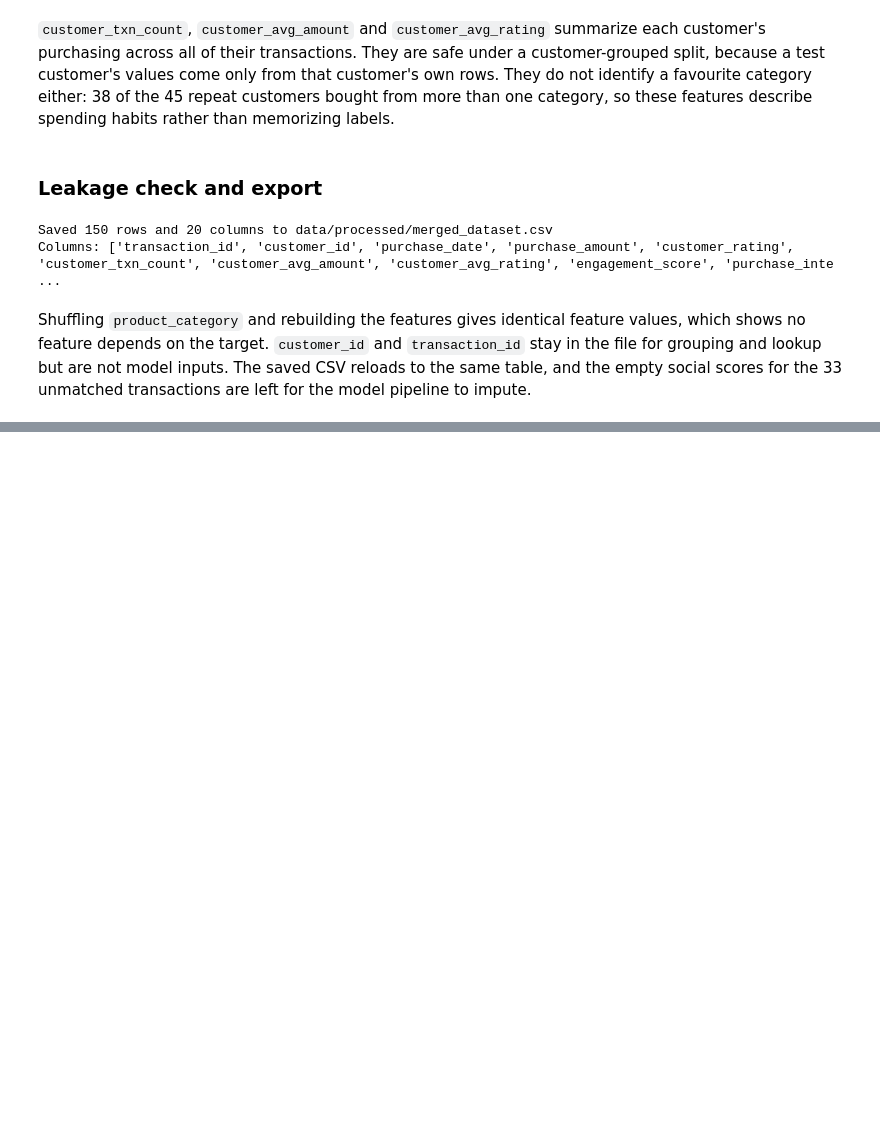
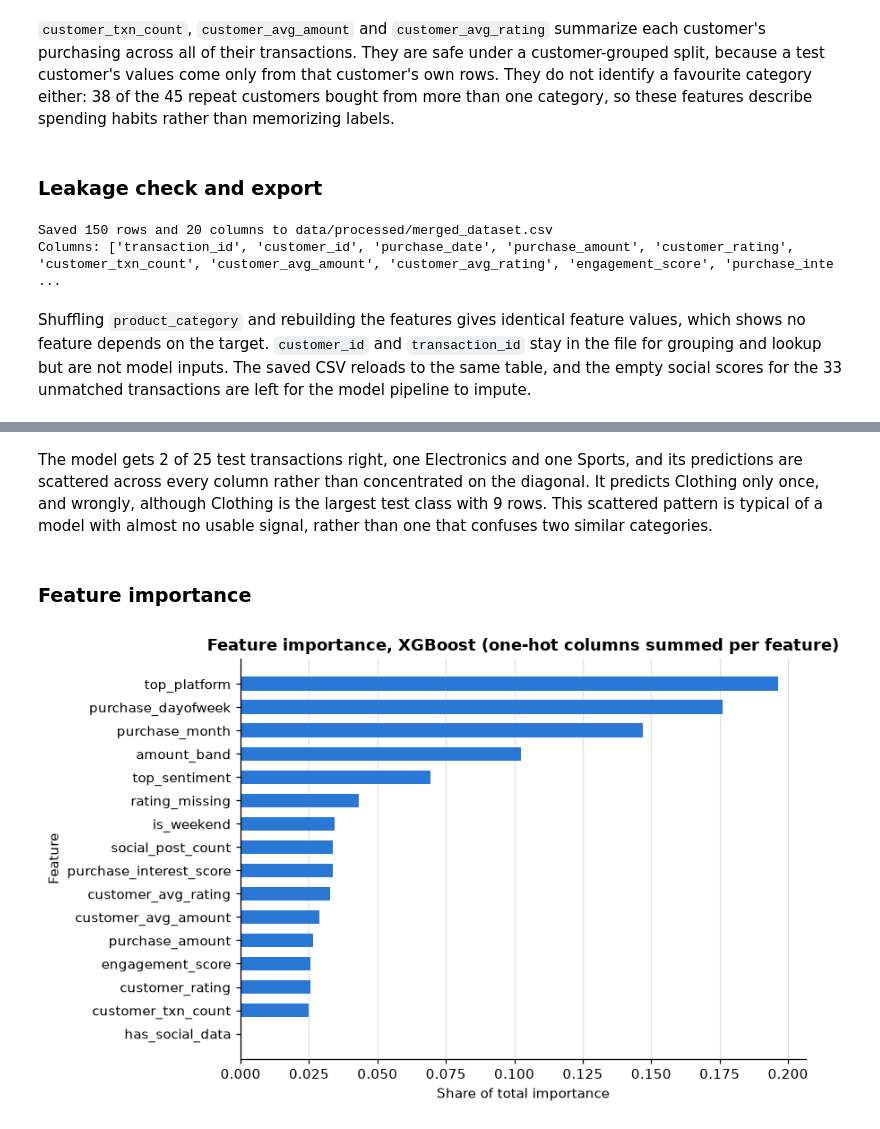
Before and after one commit to Flaviaa4/multi_data_processing, a Jupyter notebook: notebooks/tabular_pipeline.ipynb, the cells around one changed output, grey strips where cells are left out. Drawn from its saved outputs; the diff is of its cells as text; code cells hidden in the pictures; blank space fills up the shorter version.

```diff
--- a/notebooks/tabular_pipeline.ipynb
+++ b/notebooks/tabular_pipeline.ipynb
@@ -536,0 +571,5 @@ Shuffling `product_category` and rebuilding the features gives identical feature
+# %%
+for name, (pipeline, grid) in pm.build_candidates().items():
+    print(f"{name}: {type(pipeline.named_steps['model']).__name__}, grid {grid or 'none'}")
+
+pm.build_candidates()["XGBoost"][0]
@@ -536,0 +692,32 @@ Shuffling `product_category` and rebuilding the features gives identical feature
+# %% [markdown]
+The model gets 2 of 25 test transactions right, one Electronics and one Sports, and its predictions are scattered across every column rather than concentrated on the diagonal. It predicts Clothing only once, and wrongly, although Clothing is the largest test class with 9 rows. This scattered pattern is typical of a model with almost no usable signal, rather than one that confuses two similar categories.
+# %% [markdown]
+### Feature importance
+# %%
+TREE_MODELS = ["Random Forest", "XGBoost"]
+best_tree = comparison.loc[TREE_MODELS, "cv_macro_f1"].idxmax()
+tree_pipeline = searches[best_tree].best_estimator_
+
+
+def original_feature(encoded_name: str) -> str:
+    name = encoded_name.split("__", 1)[1]
+    return max((f for f in pm.FEATURES if name == f or name.startswith(f + "_")), key=len)
+
+
+encoded_names = tree_pipeline.named_steps["preprocess"].get_feature_names_out()
+importances = (
+    pd.Series(tree_pipeline.named_steps["model"].feature_importances_, index=[original_feature(n) for n in encoded_names])
+    .groupby(level=0).sum()
+    .sort_values()
+)
+
+fig, ax = plt.subplots(figsize=(8, 5))
+ax.barh(importances.index, importances.values, color=BLUE, height=0.6)
+ax.set_title(f"Feature importance, {best_tree} (one-hot columns summed per feature)")
+ax.set_xlabel("Share of total importance")
+ax.set_ylabel("Feature")
+ax.grid(axis="y", visible=False)
+plt.tight_layout()
+plt.show()
+# %% [output]
+[figure, added]
```
Also changed, not shown: parts of 17 cells of this notebook, 2 other files.
